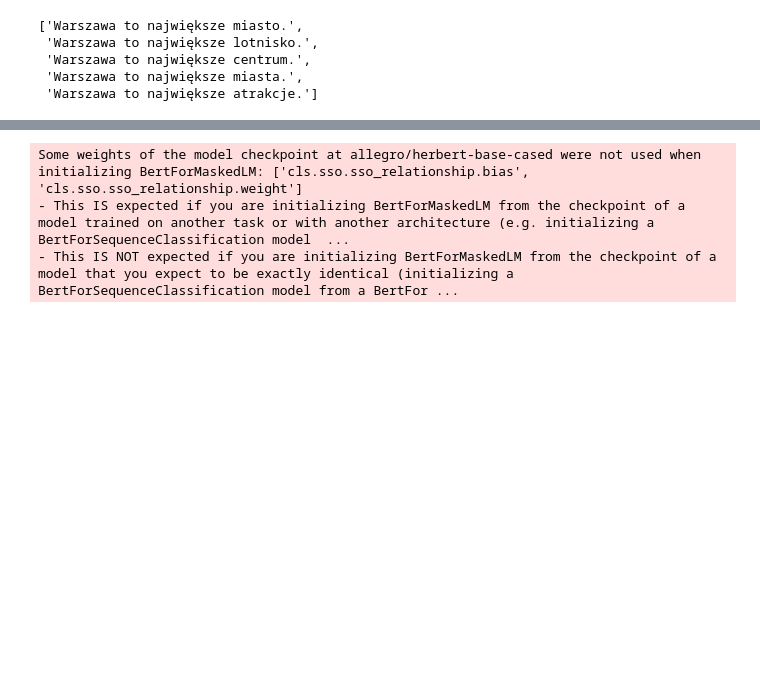
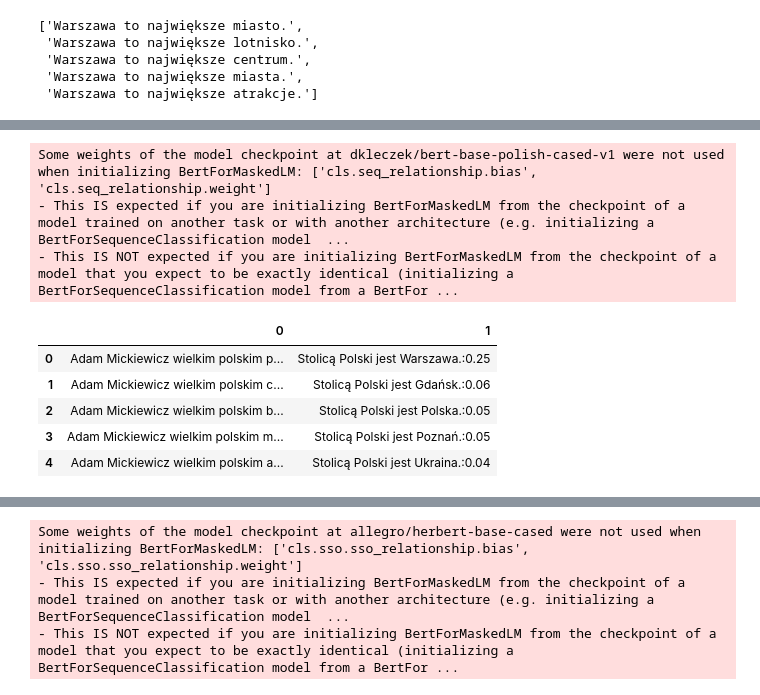
Before and after one commit to sgrzegorz/natural-language-processing, a Jupyter notebook: 06_GapFilling/LanguageModelling_GapsFilling.ipynb, the cells around one changed output, grey strips where cells are left out. Saved outputs shown, nothing was run; the diff lists cells and outputs as text; code cells hidden in the pictures; blank space fills up the shorter version.

```diff
--- a/06_GapFilling/LanguageModelling_GapsFilling.ipynb
+++ b/06_GapFilling/LanguageModelling_GapsFilling.ipynb
@@ -99,0 +137,37 @@ class BertModel(Model):
+# %%
+
+
+class KleczekModel(Model):
+    def __init__(self):
+        super().__init__()
+        self.name = 'dkleczek/bert-base-polish-cased-v1'
+        self.model = BertForMaskedLM.from_pretrained("dkleczek/bert-base-polish-cased-v1")
+        self.tokenizer = BertTokenizer.from_pretrained("dkleczek/bert-base-polish-cased-v1")
+        self.nlp = pipeline('fill-mask', model=self.model, tokenizer=self.tokenizer)
+
+    def predict(self,sequence):
+        sequence = sequence.replace("[MASK]",self.nlp.tokenizer.mask_token)
+
+        result =self.nlp(sequence)
+        out = []
+        for pred in result:
+            out.append(f"{pred['sequence']}:{np.round(pred['score'],2)}")
+#             print(pred)
+        return out
+
+model = KleczekModel()
+model.predict(f"Adam Mickiewicz wielkim polskim [MASK] był.")
+
+sequences = ["Adam Mickiewicz wielkim polskim [MASK] był.",f"Stolicą Polski jest [MASK]."]
+model.preprocess(sequences)
+model.df
+# %% [output]
+Some weights of the model checkpoint at dkleczek/bert-base-polish-cased-v1 were not used when initializing BertForMaskedLM: ['cls.seq_relationship.bias', 'cls.seq_relationship.weight']
+- This IS expected if you are initializing BertForMaskedLM from the checkpoint of a model trained on another task or with another architecture (e.g. initializing a BertForSequenceClassification model  ...
+- This IS NOT expected if you are initializing BertForMaskedLM from the checkpoint of a model that you expect to be exactly identical (initializing a BertForSequenceClassification model from a BertFor ...
+|  | 0 | 1 |
+| 0 | Adam Mickiewicz wielkim polskim p... | Stolicą Polski jest Warszawa.:0.25 |
+| 1 | Adam Mickiewicz wielkim polskim c... | Stolicą Polski jest Gdańsk.:0.06 |
+| 2 | Adam Mickiewicz wielkim polskim b... | Stolicą Polski jest Polska.:0.05 |
+| 3 | Adam Mickiewicz wielkim polskim m... | Stolicą Polski jest Poznań.:0.05 |
+| 4 | Adam Mickiewicz wielkim polskim a... | Stolicą Polski jest Ukraina.:0.04 |
```
Also changed, not shown: parts of 9 cells of this notebook.
